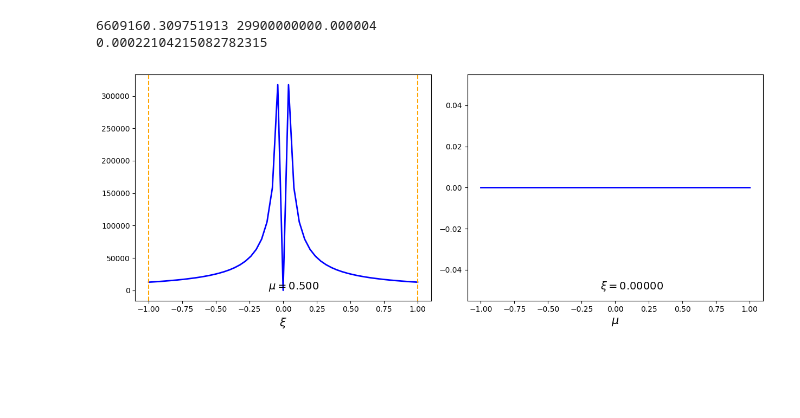
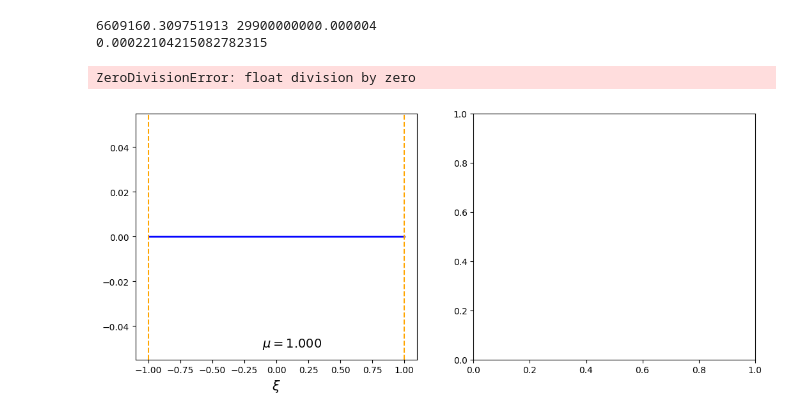
Before and after one commit to ottaviofornieri/Diffusion_MHD_modes, a Jupyter notebook: Untitled.ipynb, the cells around one changed output. Saved outputs shown, nothing was run; the diff lists cells and outputs as text; code cells hidden in the pictures; blank space fills up the shorter version.

```diff
--- a/Untitled.ipynb
+++ b/Untitled.ipynb
@@ -43,33 +43,34 @@ def resonance_fast( x_, xi_, mu_, R_):
         return roba
     else:
         return 0.
-# %%
-print(v_A, c)
-print(v_A / c)
-# %% [output]
-6609160.309751913 29900000000.000004
-0.00022104215082782315
+# %%
+print(v_A, c)
+print(v_A / c)
+# %% [output]
+6609160.309751913 29900000000.000004
+0.00022104215082782315
 # %%
 cosAlpha_symm = np.linspace(start = -1., stop = 1., num = 51)
 mu_array = np.linspace(start = -1., stop = 1., num = 51)
 xi_here = 0.
-mu_here = 0.5
+mu_here = 1.
 
 
 plt.figure(figsize=(12.5, 5.))
 
 plt.subplot(1, 2, 1)
 plt.plot(cosAlpha_symm, [resonance_fast(1.e5, csi, mu_here, 2.14488e-8) for csi in cosAlpha_symm], lw=2., color='blue', label='current')
 plt.text(0.45, 0.05, '$\\mu = $' + str("{:.3f}".format(mu_here)), fontsize=14, transform = plt.gca().transAxes)
 plt.xlabel('$\\xi$', fontsize = 15)
 plt.axvline(x=-1, ls='--', color='orange')
 plt.axvline(x=1, ls='--', color='orange')
 
 
 plt.subplot(1, 2, 2)
 plt.plot(mu_array, [resonance_fast(1.e5, xi_here, mu, 2.14488e-8) for mu in mu_array], lw=2., color='blue', label='current')
 plt.text(0.45, 0.05, '$\\xi = $' + str("{:.5f}".format(xi_here)), fontsize=14, transform = plt.gca().transAxes)
 plt.xlabel('$\\mu$', fontsize = 15)
 plt.tight_layout()
 # %% [output]
+ZeroDivisionError: float division by zero
-[figure, old version]
+[figure, new version]
```
Also changed, not shown: parts of 2 cells of this notebook, 2 other files.
